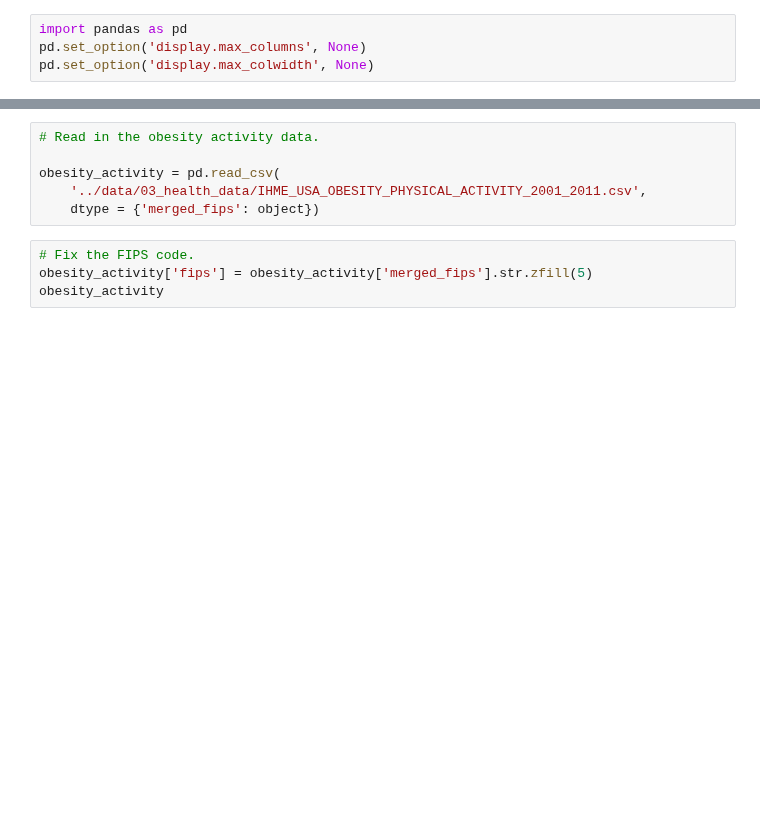
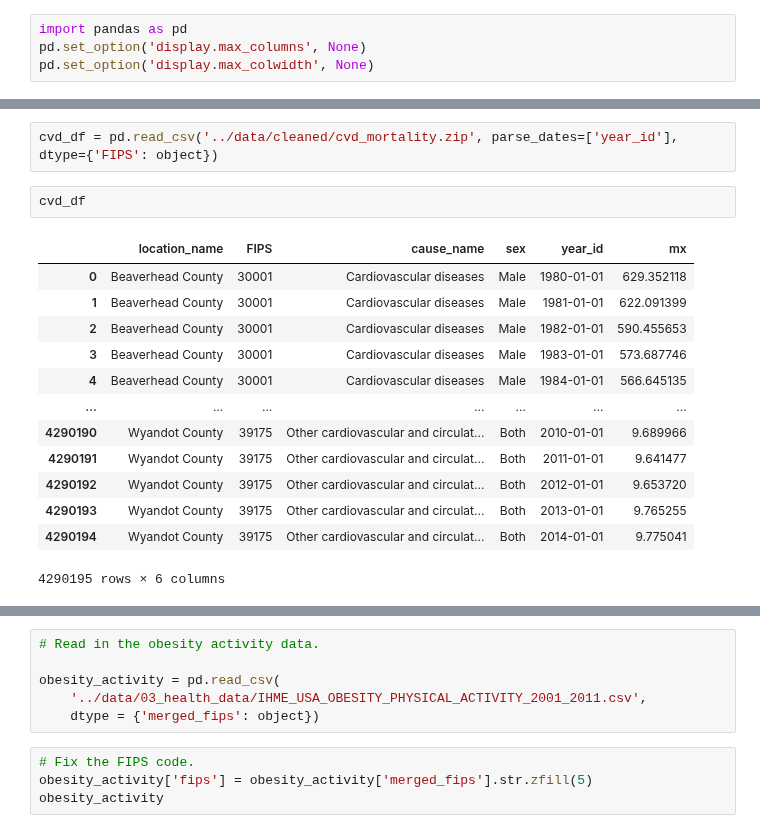
Before and after one commit to calculaterceec/Proj4Team2, a Jupyter notebook: code/02-2-Demo_with_health.ipynb, the cells around one changed output, grey strips where cells are left out. Drawn from its saved outputs; the diff is of its cells as text; blank space fills up the shorter version.

```diff
--- a/code/02-2-Demo_with_health.ipynb
+++ b/code/02-2-Demo_with_health.ipynb
@@ -10,0 +24,18 @@ cvd_df = pd.read_csv('../data/cleaned/cvd_mortality.zip', parse_dates=['year_id'
+# %%
+cvd_df = pd.read_csv('../data/cleaned/cvd_mortality.zip', parse_dates=['year_id'], dtype={'FIPS': object})
+# %%
+cvd_df
+# %% [output]
+|  | location_name | FIPS | cause_name | sex | year_id | mx |
+| 0 | Beaverhead County | 30001 | Cardiovascular diseases | Male | 1980-01-01 | 629.352118 |
+| 1 | Beaverhead County | 30001 | Cardiovascular diseases | Male | 1981-01-01 | 622.091399 |
+| 2 | Beaverhead County | 30001 | Cardiovascular diseases | Male | 1982-01-01 | 590.455653 |
+| 3 | Beaverhead County | 30001 | Cardiovascular diseases | Male | 1983-01-01 | 573.687746 |
+| 4 | Beaverhead County | 30001 | Cardiovascular diseases | Male | 1984-01-01 | 566.645135 |
+| ... | ... | ... | ... | ... | ... | ... |
+| 4290190 | Wyandot County | 39175 | Other cardiovascular and circulat... | Both | 2010-01-01 | 9.689966 |
+| 4290191 | Wyandot County | 39175 | Other cardiovascular and circulat... | Both | 2011-01-01 | 9.641477 |
+| 4290192 | Wyandot County | 39175 | Other cardiovascular and circulat... | Both | 2012-01-01 | 9.653720 |
+| 4290193 | Wyandot County | 39175 | Other cardiovascular and circulat... | Both | 2013-01-01 | 9.765255 |
+| 4290194 | Wyandot County | 39175 | Other cardiovascular and circulat... | Both | 2014-01-01 | 9.775041 |
+4290195 rows × 6 columns
```
Also changed, not shown: parts of 16 cells of this notebook, 2 other files.
